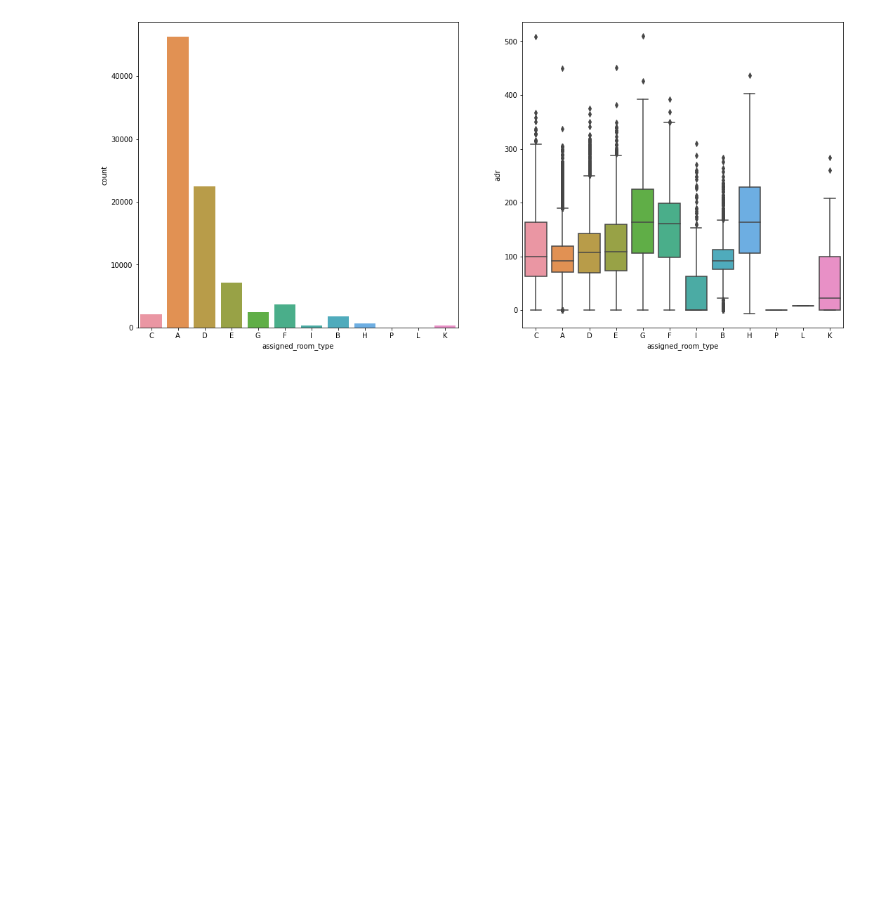
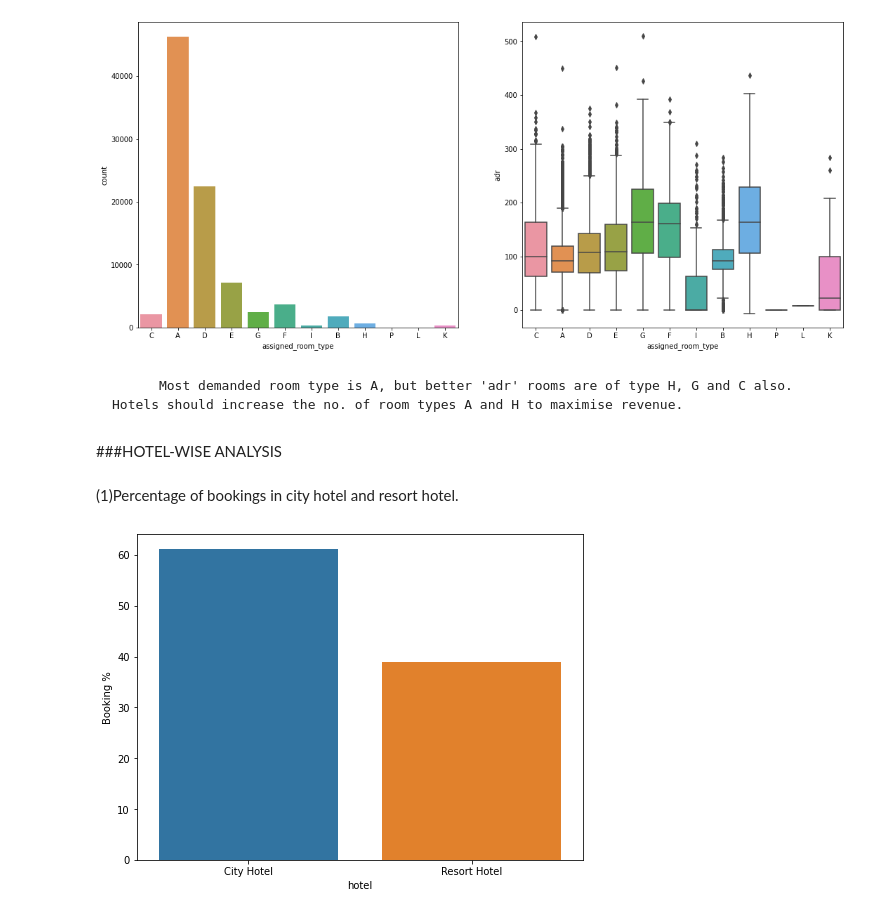
Before and after one commit to Adeve903/Ambuj-EDA-Hotel-booking, a Jupyter notebook: Hotel_Booking_Analysis_Capstone_Project.ipynb, the cells around one changed output. Drawn from its saved outputs; the diff is of its cells as text; code cells hidden in the pictures; blank space fills up the shorter version.

```diff
--- a/Hotel_Booking_Analysis_Capstone_Project.ipynb
+++ b/Hotel_Booking_Analysis_Capstone_Project.ipynb
@@ -277,3 +281,17 @@ sbn.boxplot(ax = axes[1], x = hotel_df['assigned_room_type'], y = hotel_df['adr'
 plt.show()
 # %% [output]
 [figure]
+# %% [markdown]
+          Most demanded room type is A, but better 'adr' rooms are of type H, G and C also. Hotels should increase the no. of room types A and H to maximise revenue.
+# %% [markdown]
+###HOTEL-WISE ANALYSIS
+# %% [markdown]
+(1)Percentage of bookings in city hotel and resort hotel.
+# %%
+grouped_by_hotel = hotel_df.groupby('hotel')
+hotel_pd = pd.DataFrame((grouped_by_hotel.size()/hotel_df.shape[0])*100).reset_index().rename(columns = {0:'Booking %'})      #Calculating percentage
+plt.figure(figsize = (8,6))
+sbn.barplot(x = hotel_pd['hotel'], y = hotel_pd['Booking %'] )
+plt.show()
+# %% [output]
+[figure, added]
```
Also changed, not shown: parts of 43 cells of this notebook.
